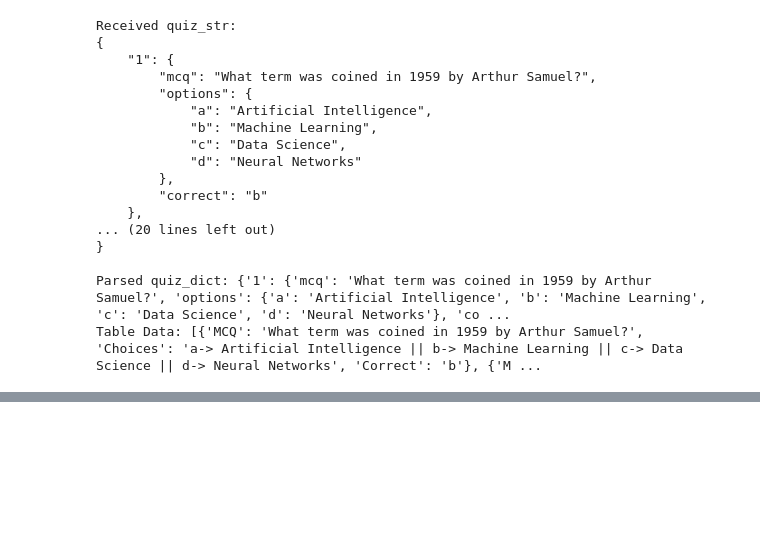
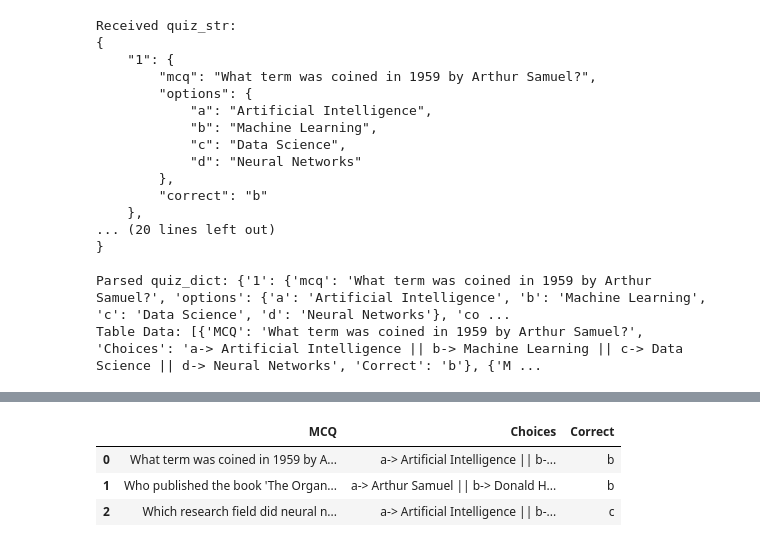
Before and after one commit to Forgetful-coder/mcqgen, a Jupyter notebook: experiment/mcq.ipynb, the cells around one changed output, grey strips where cells are left out. Cells and saved outputs as stored; diff of their text form; code cells hidden in the pictures; blank space fills up the shorter version.

```diff
--- a/experiment/mcq.ipynb
+++ b/experiment/mcq.ipynb
@@ -294,0 +367,6 @@ Table Data: [{'MCQ': 'What term was coined in 1959 by Arthur Samuel?', 'Choices'
+# %%
+if table_data:
+    df = pd.DataFrame(table_data)
+    print(df)  # Display DataFrame
+else:
+    print("Error occurred while processing quiz data.")
@@ -294,0 +383,7 @@ Table Data: [{'MCQ': 'What term was coined in 1959 by Arthur Samuel?', 'Choices'
+# %%
+df
+# %% [output]
+|  | MCQ | Choices | Correct |
+| 0 | What term was coined in 1959 by A... | a-> Artificial Intelligence || b-... | b |
+| 1 | Who published the book 'The Organ... | a-> Arthur Samuel || b-> Donald H... | b |
+| 2 | Which research field did neural n... | a-> Artificial Intelligence || b-... | c |
```
Also changed, not shown: parts of 3 cells of this notebook.
